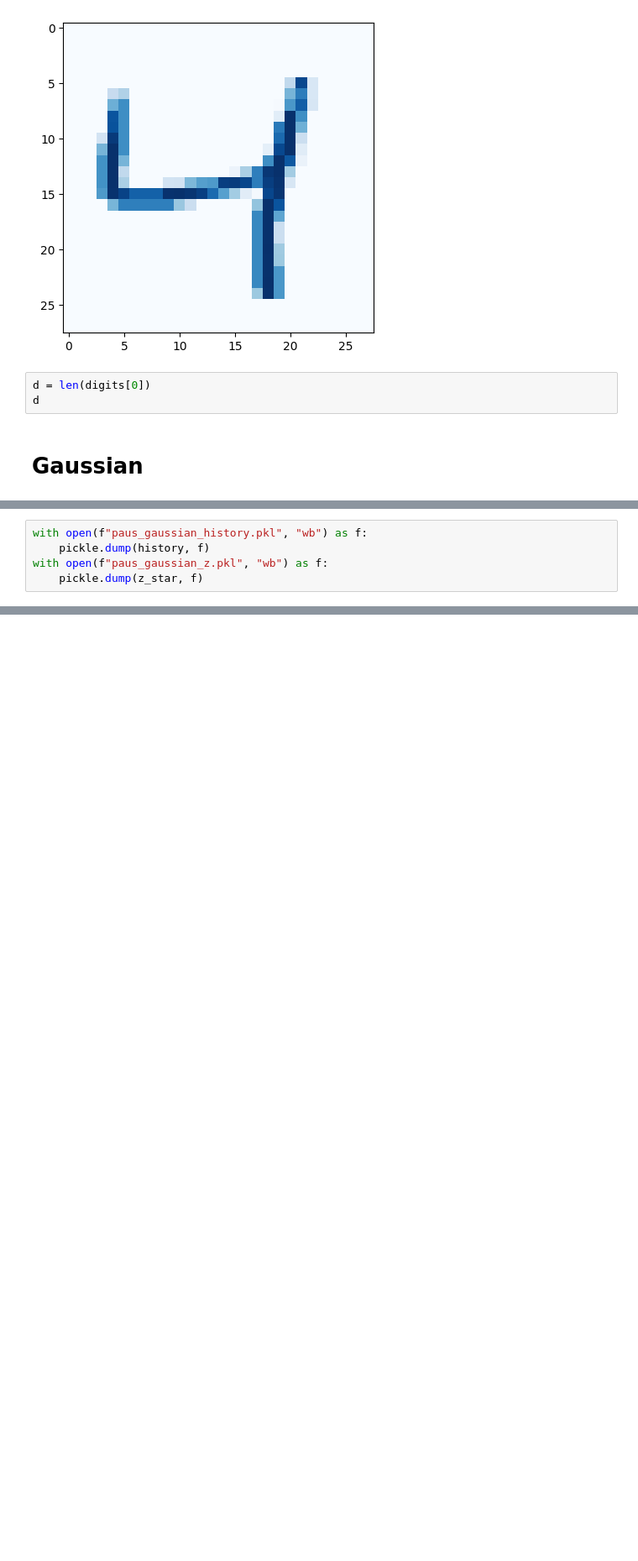
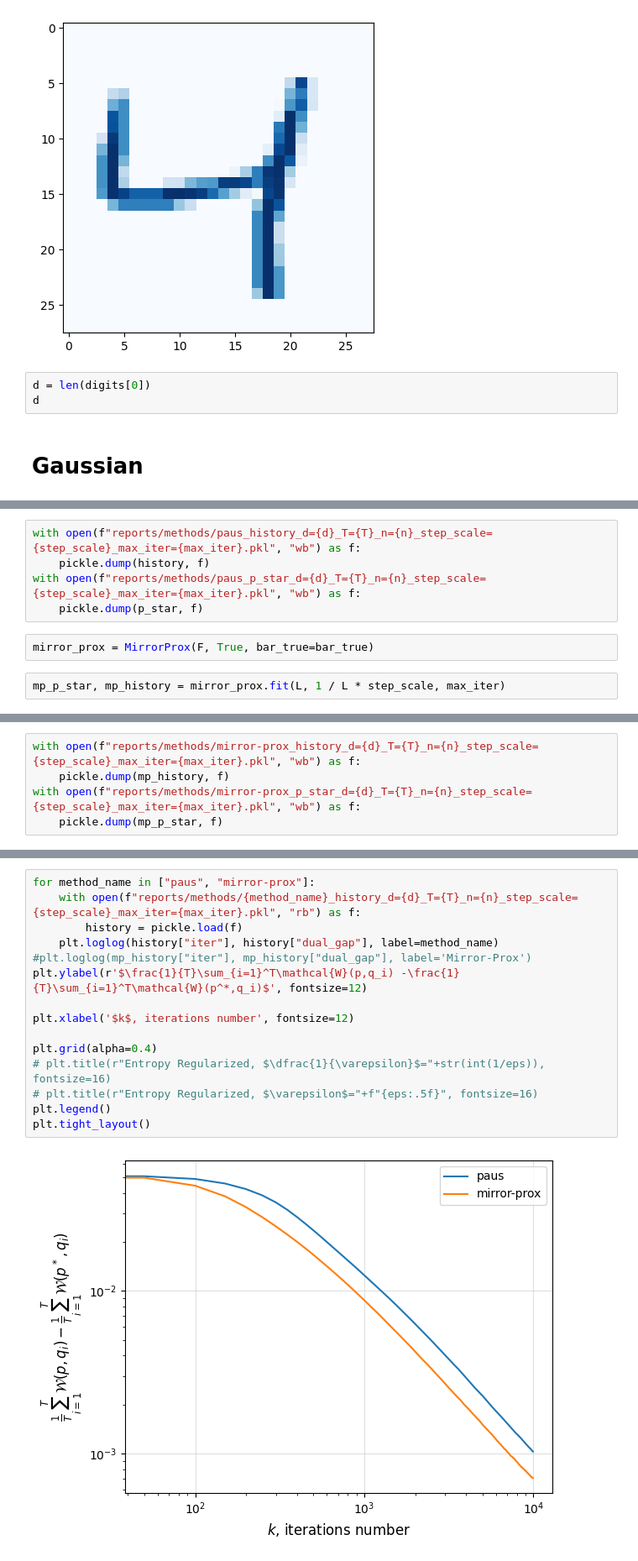
Before and after one commit to MuXauJl11110/PAUS-For-WB, a Jupyter notebook: Run.ipynb, the cells around one changed output, grey strips where cells are left out. Shown at 84% size. Drawn from its saved outputs; the diff is of its cells as text; blank space fills up the shorter version.

```diff
--- a/Run.ipynb
+++ b/Run.ipynb
@@ -76,5 +89,9 @@ import pickle
 # %%
-with open(f"paus_gaussian_history.pkl", "wb") as f:
+with open(f"reports/methods/paus_history_d={d}_T={T}_n={n}_step_scale={step_scale}_max_iter={max_iter}.pkl", "wb") as f:
     pickle.dump(history, f)
-with open(f"paus_gaussian_z.pkl", "wb") as f:
-    pickle.dump(z_star, f)
+with open(f"reports/methods/paus_p_star_d={d}_T={T}_n={n}_step_scale={step_scale}_max_iter={max_iter}.pkl", "wb") as f:
+    pickle.dump(p_star, f)
+# %%
+mirror_prox = MirrorProx(F, True, bar_true=bar_true)
+# %%
+mp_p_star, mp_history = mirror_prox.fit(L, 1 / L * step_scale, max_iter)
@@ -80,0 +116,5 @@ with open(f"paus_gaussian_z.pkl", "wb") as f:
+# %%
+with open(f"reports/methods/mirror-prox_history_d={d}_T={T}_n={n}_step_scale={step_scale}_max_iter={max_iter}.pkl", "wb") as f:
+    pickle.dump(mp_history, f)
+with open(f"reports/methods/mirror-prox_p_star_d={d}_T={T}_n={n}_step_scale={step_scale}_max_iter={max_iter}.pkl", "wb") as f:
+    pickle.dump(mp_p_star, f)
@@ -80,0 +125,17 @@ with open(f"paus_gaussian_z.pkl", "wb") as f:
+# %%
+for method_name in ["paus", "mirror-prox"]:
+    with open(f"reports/methods/{method_name}_history_d={d}_T={T}_n={n}_step_scale={step_scale}_max_iter={max_iter}.pkl", "rb") as f:
+        history = pickle.load(f)
+    plt.loglog(history["iter"], history["dual_gap"], label=method_name)
+#plt.loglog(mp_history["iter"], mp_history["dual_gap"], label='Mirror-Prox')
+plt.ylabel(r'$\frac{1}{T}\sum_{i=1}^T\mathcal{W}(p,q_i) -\frac{1}{T}\sum_{i=1}^T\mathcal{W}(p^*,q_i)$', fontsize=12)
+
+plt.xlabel('$k$, iterations number', fontsize=12)
+
+plt.grid(alpha=0.4)
+# plt.title(r"Entropy Regularized, $\dfrac{1}{\varepsilon}$="+str(int(1/eps)), fontsize=16)
+# plt.title(r"Entropy Regularized, $\varepsilon$="+f"{eps:.5f}", fontsize=16)
+plt.legend()
+plt.tight_layout()
+# %% [output]
+[figure, added]
```
Also changed, not shown: parts of 16 cells of this notebook, 28 other files.
